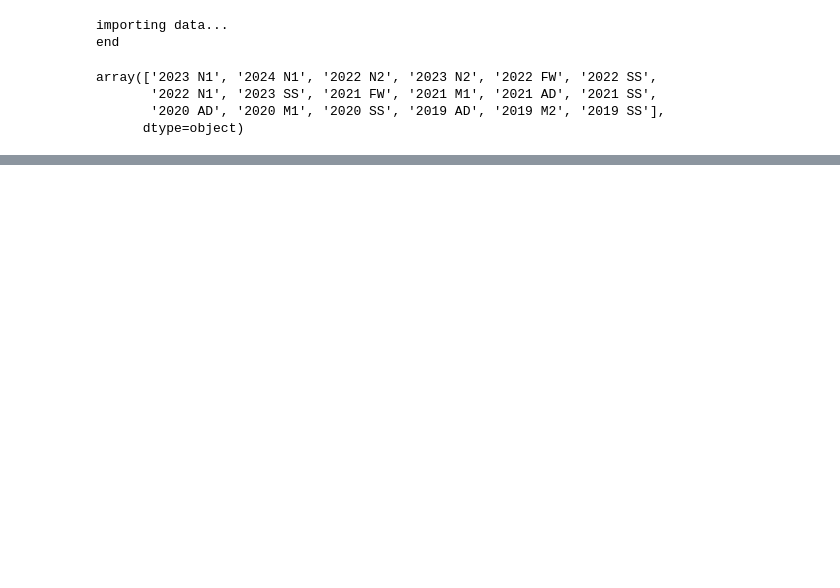
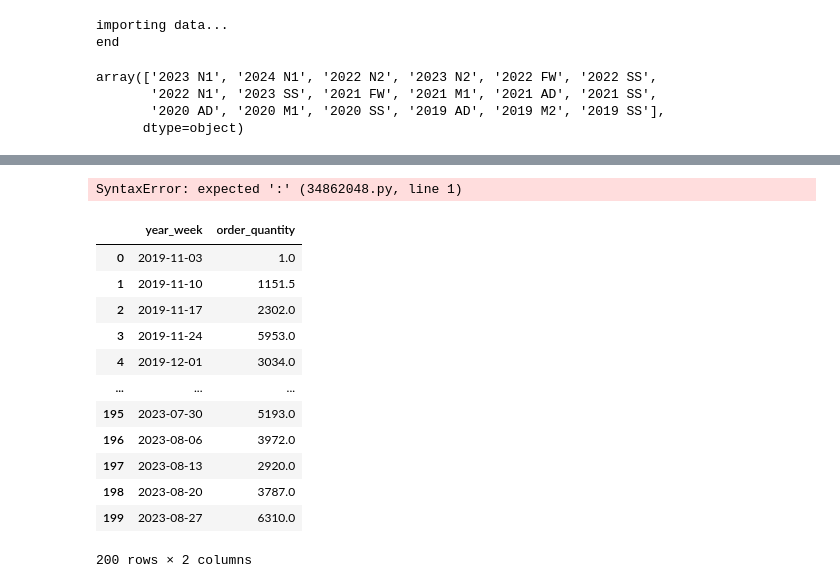
Before and after one commit to MottaDavide/tesi_tommy, a Jupyter notebook: notebook/visualization.ipynb, the cells around one changed output, grey strips where cells are left out. Drawn from its saved outputs; the diff is of its cells as text; code cells hidden in the pictures; blank space fills up the shorter version.

```diff
--- a/notebook/visualization.ipynb
+++ b/notebook/visualization.ipynb
@@ -218,0 +397,38 @@ N1
+# %%
+
+def linear_interpolation_for_missing_data(df_filtered)
+    # Create a complete range of weeks from the start to the end of the original data
+    all_weeks_complete = pd.date_range(start=df_filtered['year_week'].min(), end=df_filtered['year_week'].max(), freq='W-SUN')
+
+    # Create a new dataframe with all weeks
+    df_full = pd.DataFrame(all_weeks_complete, columns=['year_week'])
+
+    # Merge the original data with the full dataframe
+    # This will result in NaNs where the original data is missing
+    df_merged = df_full.merge(df_filtered, on='year_week', how='left')
+
+    # Interpolate to fill missing values
+    df_merged['order_quantity'] = df_merged['order_quantity'].interpolate(method='linear')
+
+    # Displaying the first few rows of the filled dataframe
+    df_filled = df_merged[['year_week', 'order_quantity']]
+
+    return df_filled
+# %% [output]
+SyntaxError: expected ':' (34862048.py, line 1)
+# %%
+df_filled
+# %% [output]
+|  | year_week | order_quantity |
+| 0 | 2019-11-03 | 1.0 |
+| 1 | 2019-11-10 | 1151.5 |
+| 2 | 2019-11-17 | 2302.0 |
+| 3 | 2019-11-24 | 5953.0 |
+| 4 | 2019-12-01 | 3034.0 |
+| ... | ... | ... |
+| 195 | 2023-07-30 | 5193.0 |
+| 196 | 2023-08-06 | 3972.0 |
+| 197 | 2023-08-13 | 2920.0 |
+| 198 | 2023-08-20 | 3787.0 |
+| 199 | 2023-08-27 | 6310.0 |
+200 rows × 2 columns
```
Also changed, not shown: parts of 8 cells of this notebook.
